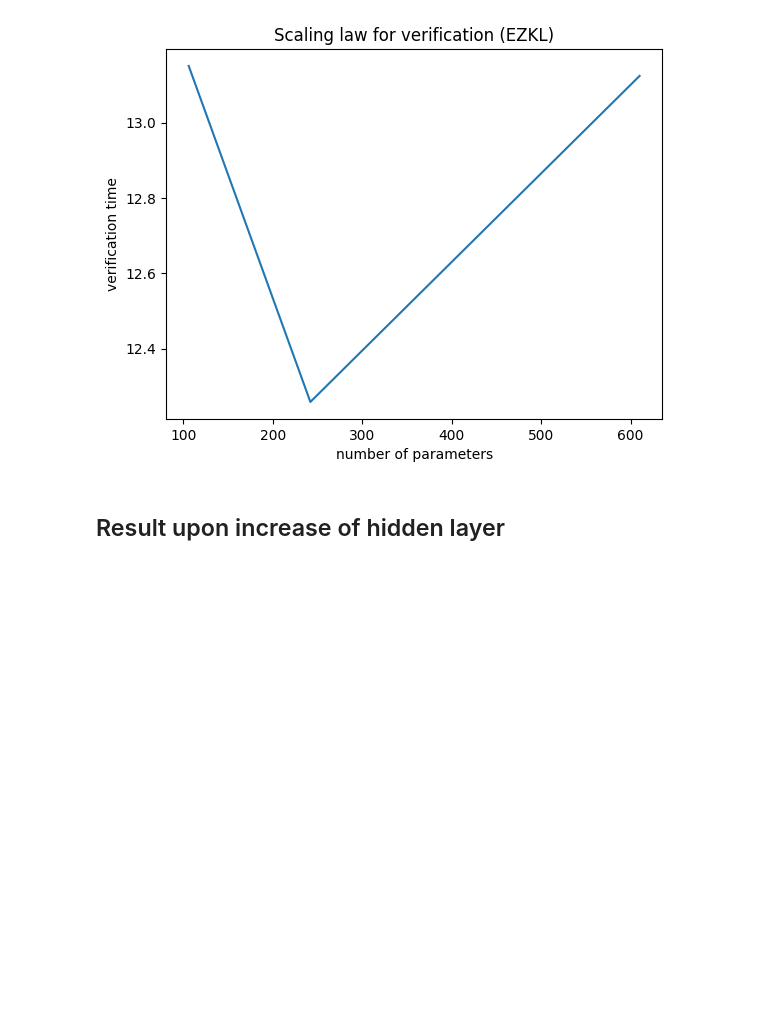
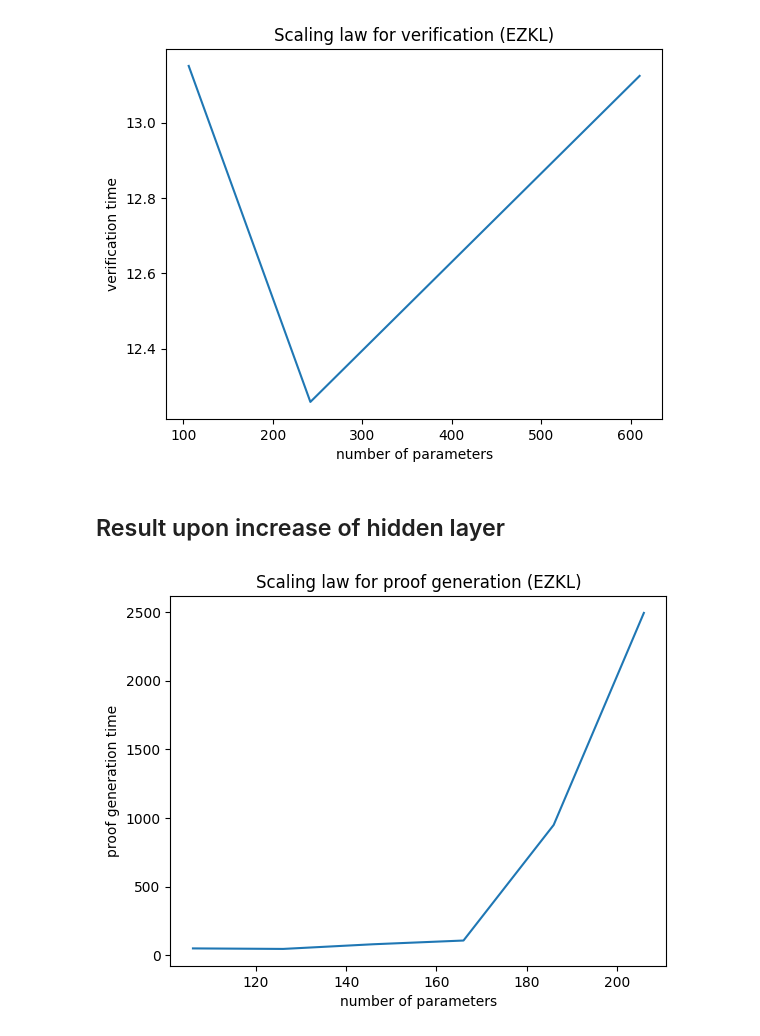
Before and after one commit to saeyoon17/zk-models, a Jupyter notebook: scaling_law_plot.ipynb, the cells around one changed output. Drawn from its saved outputs; the diff is of its cells as text; code cells hidden in the pictures; blank space fills up the shorter version.

Commit message:
layer analysis scaling law

```diff
--- a/scaling_law_plot.ipynb
+++ b/scaling_law_plot.ipynb
@@ -299,0 +316,18 @@ ZK AVG ACCURACY: 59.42028985507246'''
+# %%
+result_3 = parse(ezkl_layer_3_result)
+result_4 = parse(ezkl_layer_4_result)
+result_5 = parse(ezkl_layer_5_result)
+result_6 = parse(ezkl_layer_6_result)
+result_7 = parse(ezkl_layer_7_result)
+result_8 = parse(ezkl_layer_8_result)
+
+sizes = []
+times = []
+for result in [result_3, result_4, result_5, result_6, result_7, result_8]:
+    sizes.append(result['num_params'])
+    time = result['setting_time'] + result['calibration_time'] + result['compile_time'] + result['get_srs_time'] + result['witness_generation_time'] + result['setup_time'] + result['proof_generation_time']
+    times.append(time)
+
+proof_scaling_law_plot(sizes, times)
+# %% [output]
+[figure, added]
```
Also changed, not shown: parts of 2 cells of this notebook.
